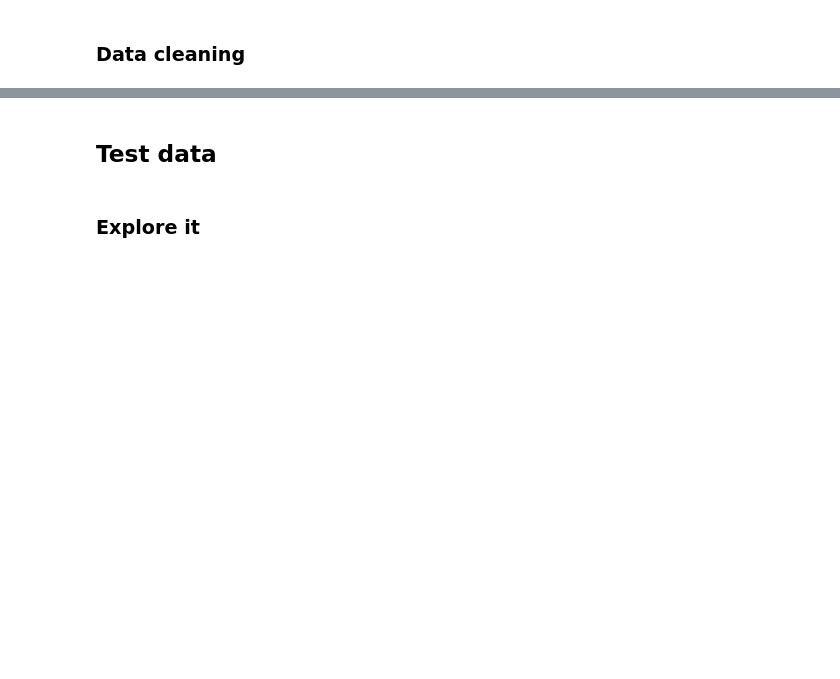
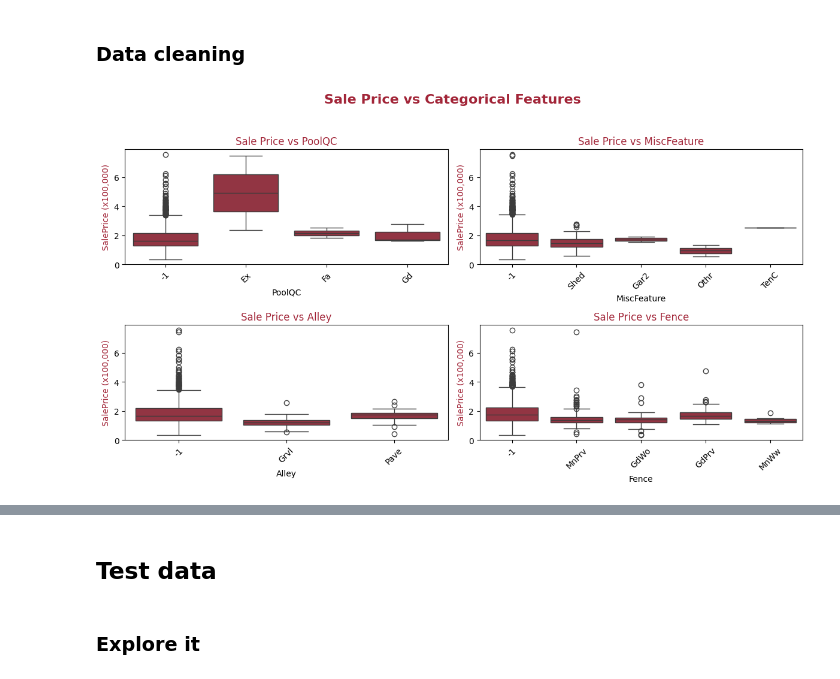
Before and after one commit to jaairomacedo/HousePrices, a Jupyter notebook: Coding/Code_1.ipynb, the cells around one changed output, grey strips where cells are left out. Saved outputs shown, nothing was run; the diff lists cells and outputs as text; code cells hidden in the pictures; blank space fills up the shorter version.

```diff
--- a/Coding/Code_1.ipynb
+++ b/Coding/Code_1.ipynb
@@ -135,7 +210,3 @@ dtype: object
 # %% [markdown]
 ### Data cleaning
-# %%
-# Here we will drop columns with more than 10% missing values
-drop = df_train.columns[df_train.isnull().sum()/df_train.shape[0] > 0.1]
-df_train = df_train.drop(drop,axis=1)
 # %%
@@ -149,0 +218,33 @@ del col
+# %%
+# Visualizing the relationship between categorical features and SalePrice with custom color
+
+# Custom color (dark wine red)
+rgb_color = (162 / 255, 37 / 255, 56 / 255)
+
+fig, ax = plt.subplots(ncols=2, nrows=2, figsize=(12, 7))
+fig.suptitle('Sale Price vs Categorical Features', fontsize=16, fontweight='bold', color=rgb_color)
+
+sns.boxplot(x=df_train.PoolQC, y=df_train.SalePrice / 100000, ax=ax[0,0], color=rgb_color)
+ax[0,0].set_ylabel('SalePrice (x100,000)', color=rgb_color)
+ax[0,0].set_title('Sale Price vs PoolQC', color=rgb_color)
+ax[0,0].tick_params(axis='x', rotation=45)
+
+sns.boxplot(x=df_train.MiscFeature, y=df_train.SalePrice / 100000, ax=ax[0,1], color=rgb_color)
+ax[0,1].set_ylabel('SalePrice (x100,000)', color=rgb_color)
+ax[0,1].set_title('Sale Price vs MiscFeature', color=rgb_color)
+ax[0,1].tick_params(axis='x', rotation=45)
+
+sns.boxplot(x=df_train.Alley, y=df_train.SalePrice / 100000, ax=ax[1,0], color=rgb_color)
+ax[1,0].set_ylabel('SalePrice (x100,000)', color=rgb_color)
+ax[1,0].set_title('Sale Price vs Alley', color=rgb_color)
+ax[1,0].tick_params(axis='x', rotation=45)
+
+sns.boxplot(x=df_train.Fence, y=df_train.SalePrice / 100000, ax=ax[1,1], color=rgb_color)
+ax[1,1].set_ylabel('SalePrice (x100,000)', color=rgb_color)
+ax[1,1].set_title('Sale Price vs Fence', color=rgb_color)
+ax[1,1].tick_params(axis='x', rotation=45)
+
+plt.tight_layout(rect=[0, 0.03, 1, 0.95])
+plt.show()
+# %% [output]
+[figure, added]
```
Also changed, not shown: parts of 69 cells of this notebook, 1 other file.
